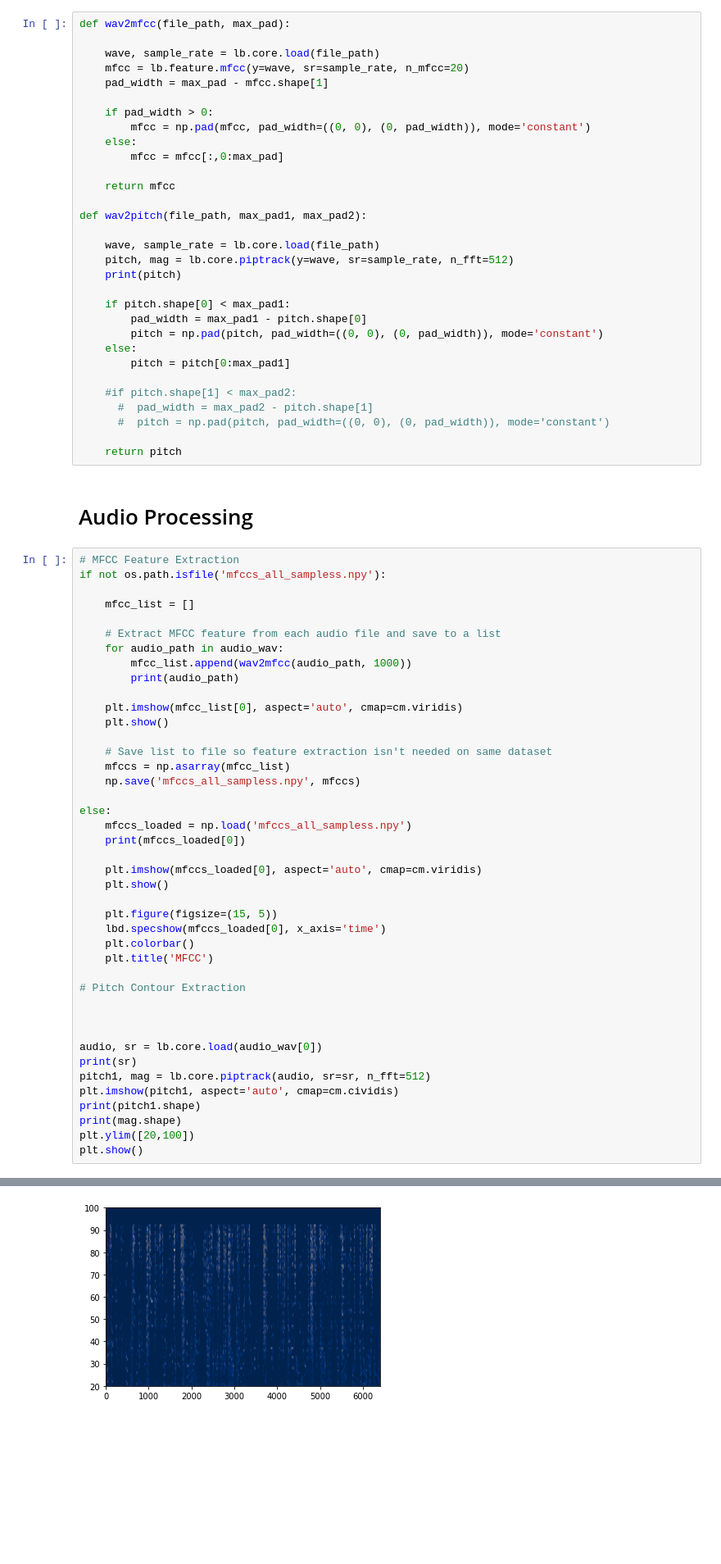
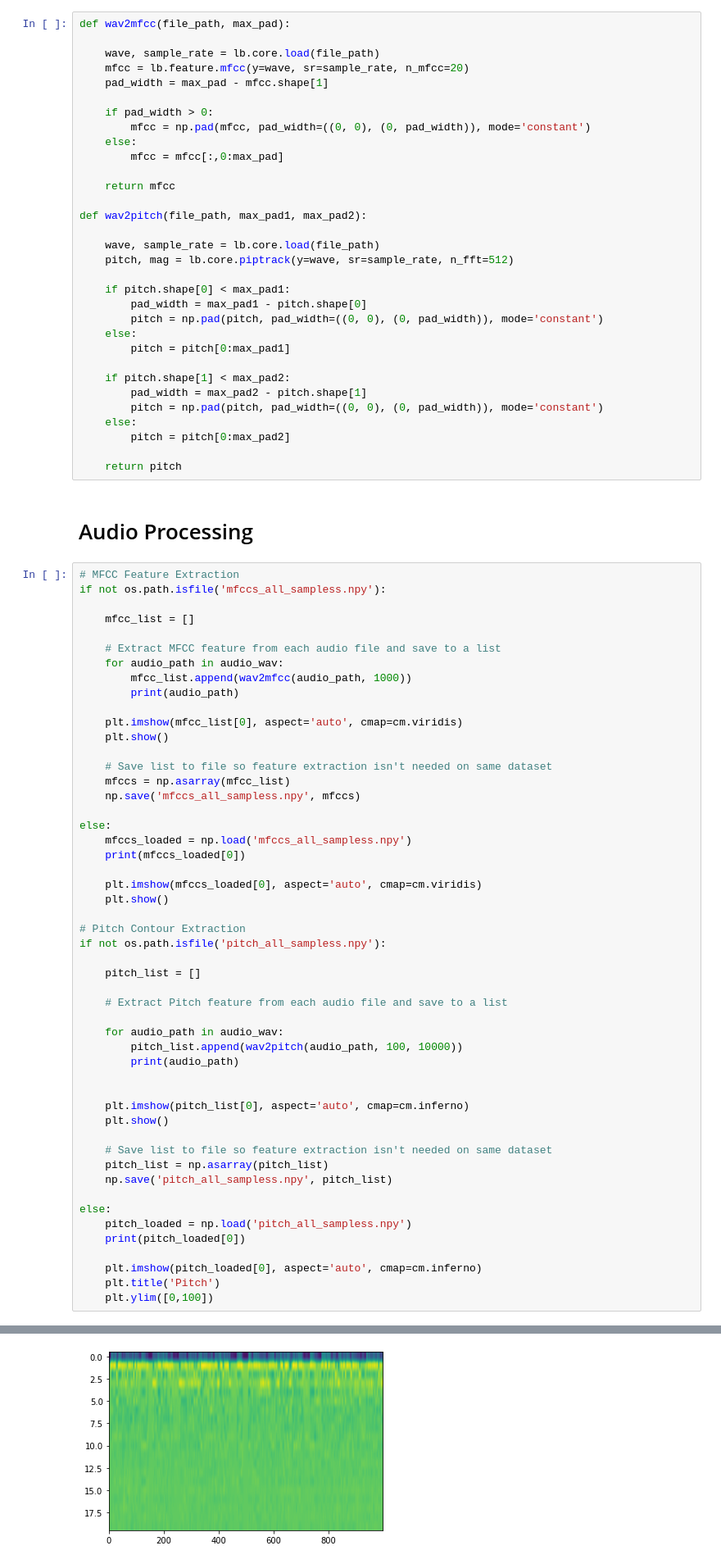
Before and after one commit to jxm1522/AI_FinalProject, a Jupyter notebook: AI_FinalProject.ipynb, the cells around one changed output, grey strips where cells are left out. Shown at 82% size. Saved outputs shown, nothing was run; the diff lists cells and outputs as text; blank space fills up the shorter version.

Commit message:
Pitch Extraction is Semi-Working

```diff
--- a/AI_FinalProject.ipynb
+++ b/AI_FinalProject.ipynb
@@ -46,7 +46,6 @@ def wav2pitch(file_path, max_pad1, max_pad2):
 
     wave, sample_rate = lb.core.load(file_path)
     pitch, mag = lb.core.piptrack(y=wave, sr=sample_rate, n_fft=512)
-    print(pitch)
 
     if pitch.shape[0] < max_pad1:
         pad_width = max_pad1 - pitch.shape[0]
@@ -54,9 +53,11 @@ def wav2pitch(file_path, max_pad1, max_pad2):
     else:
         pitch = pitch[0:max_pad1]
 
-    #if pitch.shape[1] < max_pad2:
-      #  pad_width = max_pad2 - pitch.shape[1]
-      #  pitch = np.pad(pitch, pad_width=((0, 0), (0, pad_width)), mode='constant')
+    if pitch.shape[1] < max_pad2:
+        pad_width = max_pad2 - pitch.shape[1]
+        pitch = np.pad(pitch, pad_width=((0, 0), (0, pad_width)), mode='constant')
+    else:
+        pitch = pitch[0:max_pad2]
 
     return pitch
 # %% [markdown]
@@ -86,21 +87,30 @@ else:
     plt.imshow(mfccs_loaded[0], aspect='auto', cmap=cm.viridis)
     plt.show()
 
-    plt.figure(figsize=(15, 5))
-    lbd.specshow(mfccs_loaded[0], x_axis='time')
-    plt.colorbar()
-    plt.title('MFCC')
+# Pitch Contour Extraction
+if not os.path.isfile('pitch_all_sampless.npy'):
 
-# Pitch Contour Extraction
+    pitch_list = []
+
+    # Extract Pitch feature from each audio file and save to a list
+
+    for audio_path in audio_wav:
+        pitch_list.append(wav2pitch(audio_path, 100, 10000))
+        print(audio_path)
 
 
+    plt.imshow(pitch_list[0], aspect='auto', cmap=cm.inferno)
+    plt.show()
 
-audio, sr = lb.core.load(audio_wav[0])
-print(sr)
-pitch1, mag = lb.core.piptrack(audio, sr=sr, n_fft=512)
-plt.imshow(pitch1, aspect='auto', cmap=cm.cividis)
-print(pitch1.shape)
-print(mag.shape)
-plt.ylim([20,100])
-plt.show()
+    # Save list to file so feature extraction isn't needed on same dataset
+    pitch_list = np.asarray(pitch_list)
+    np.save('pitch_all_sampless.npy', pitch_list)
+
+else:
+    pitch_loaded = np.load('pitch_all_sampless.npy')
+    print(pitch_loaded[0])
+
+    plt.imshow(pitch_loaded[0], aspect='auto', cmap=cm.inferno)
+    plt.title('Pitch')
+    plt.ylim([0,100])
 # %% [output]
@@ -110 +137 @@ plt.show()
-[figure, old version]
+[figure, new version]
```
Also changed, not shown: parts of 2 cells of this notebook.
